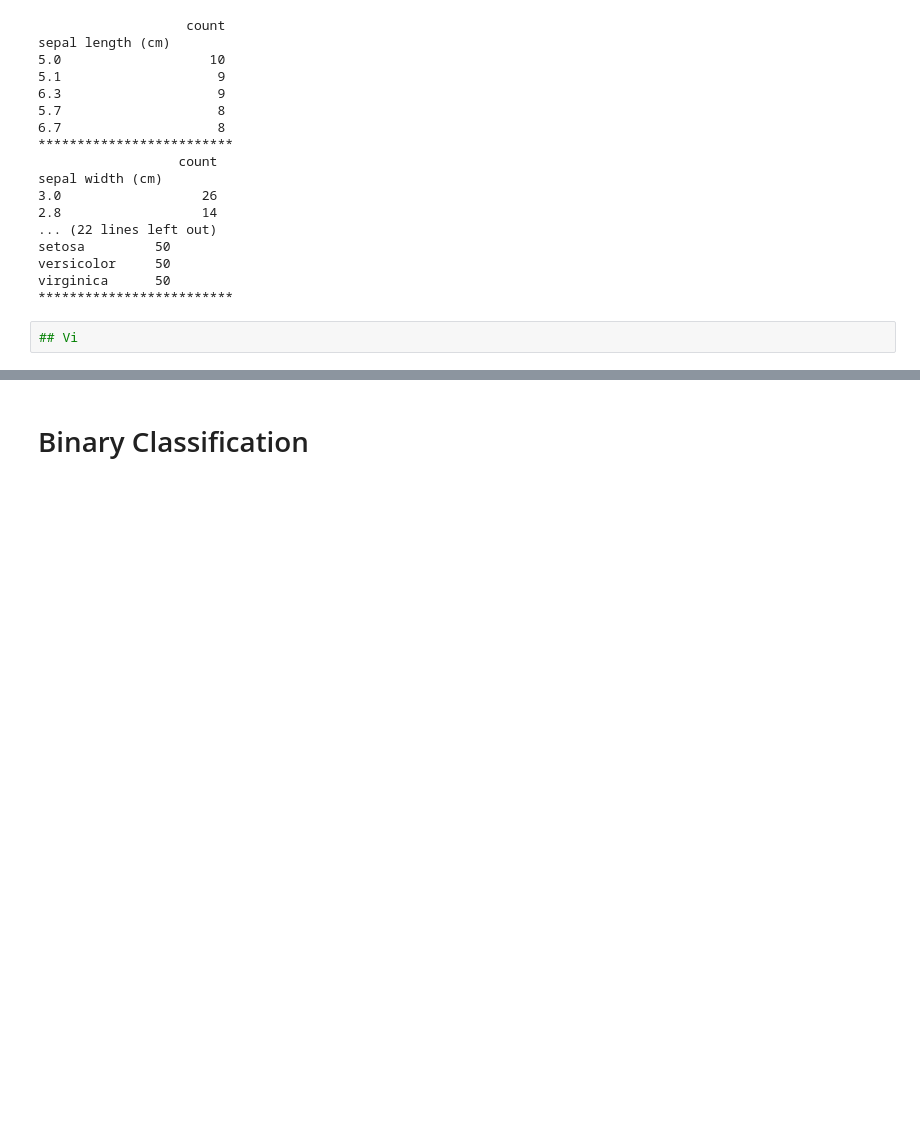
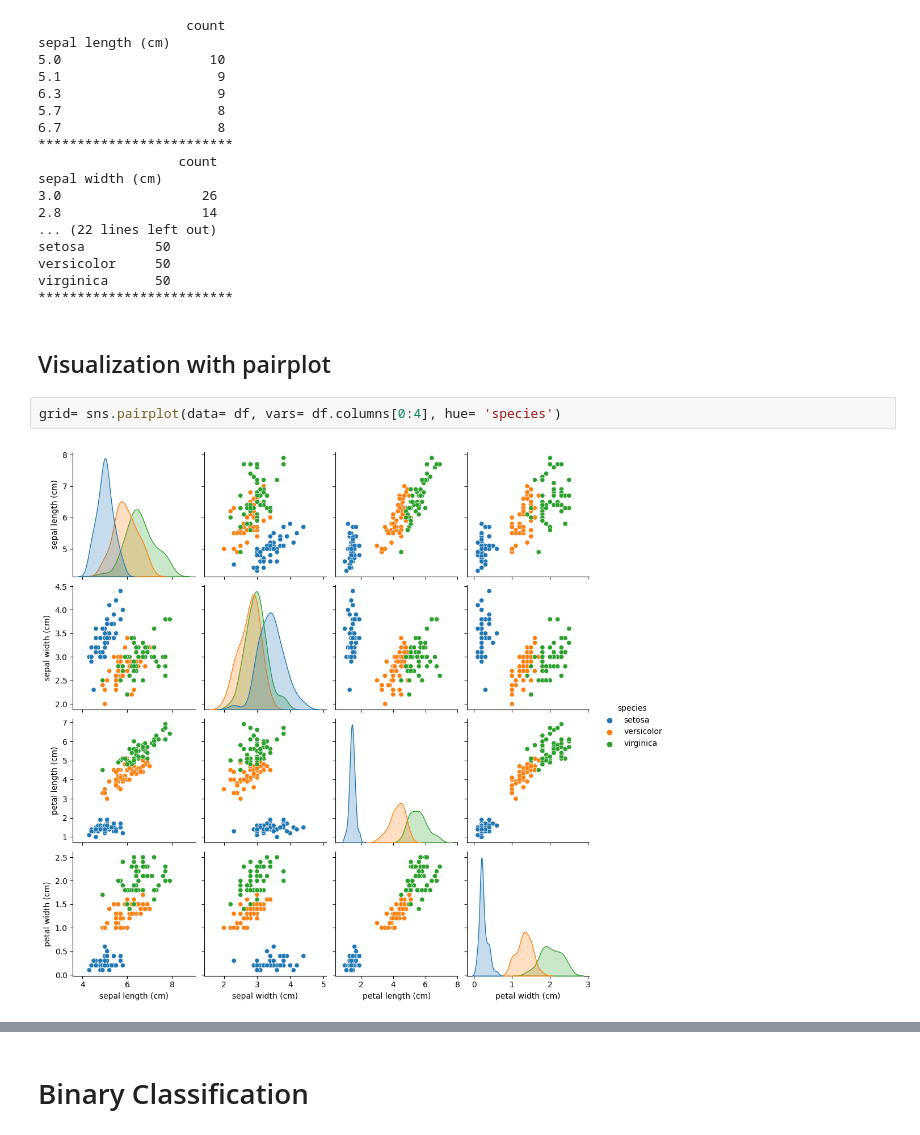
Before and after one commit to ShohrehShahsavari/Data-Analysis-And-Machine-Learning-Projects, a Jupyter notebook: 5. SkLearn Datasets/Sklearn-IrisDataset/Iris.ipynb, the cells around one changed output, grey strips where cells are left out. Saved outputs shown, nothing was run; the diff lists cells and outputs as text; blank space fills up the shorter version.

```diff
--- a/5. SkLearn Datasets/Sklearn-IrisDataset/Iris.ipynb
+++ b/5. SkLearn Datasets/Sklearn-IrisDataset/Iris.ipynb
@@ -91,5 +91,9 @@ setosa         50
 versicolor     50
 virginica      50
 *************************
-# %%
-## Vi
+# %% [markdown]
+## Visualization with pairplot
+# %%
+grid= sns.pairplot(data= df, vars= df.columns[0:4], hue= 'species')
+# %% [output]
+[figure, added]
```
Also changed, not shown: parts of 9 cells of this notebook, 1 other file.
